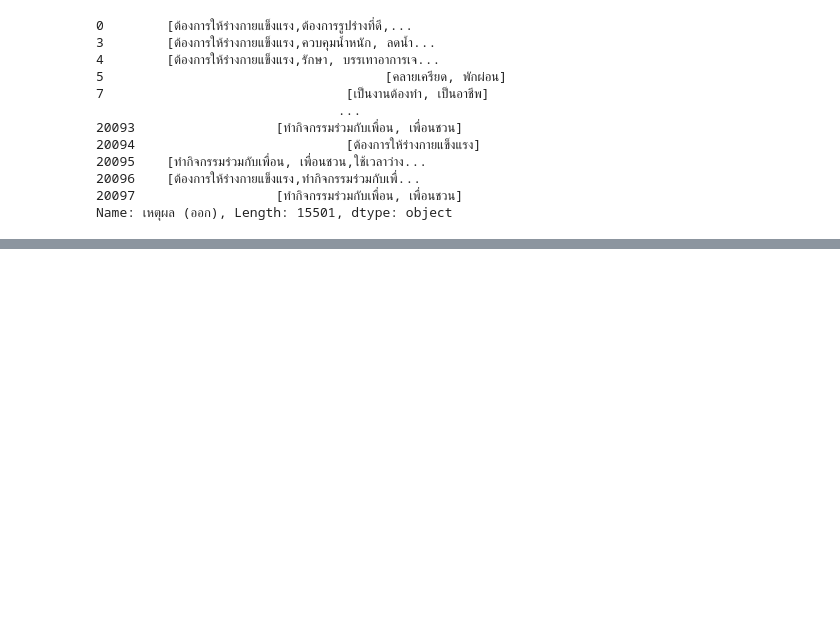
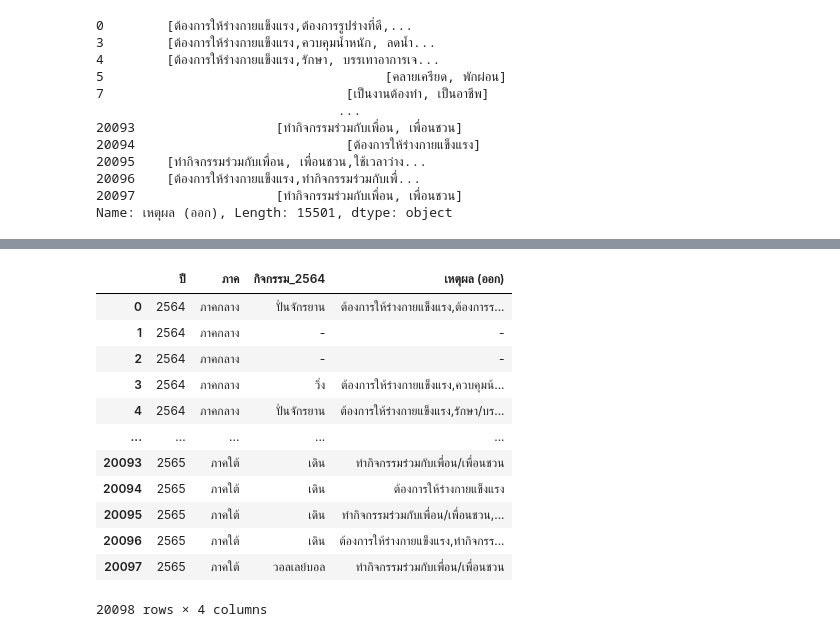
Before and after one commit to Tonry12/BSC_DPDM23, a Jupyter notebook: ex.ipynb, the cells around one changed output, grey strips where cells are left out. Saved outputs shown, nothing was run; the diff lists cells and outputs as text; code cells hidden in the pictures; blank space fills up the shorter version.

```diff
--- a/ex.ipynb
+++ b/ex.ipynb
@@ -956,0 +824,9 @@ results_df
+# %%
+# Apply the clean_row function to each row in the list
+cleaned_rows = [clean_row(row) for row in ass_s1]
+# %%
+cleaned_rows_1 = pd.DataFrame({'กิจกรรม': cleaned_rows})
+# %%
+cleaned_rows_2 = cleaned_rows_1['กิจกรรม'].str.split(',', expand=True)
+# %%
+associate['กิจกรรม_2564'] = cleaned_rows_2[0]
@@ -956,0 +861,17 @@ results_df
+# %%
+associate1 = associate.dropna()
+associate1
+# %% [output]
+|  | ปี | ภาค | กิจกรรม_2564 | เหตุผล (ออก) |
+| 0 | 2564 | ภาคกลาง | ปั่นจักรยาน | ต้องการให้ร่างกายแข็งแรง,ต้องการร... |
+| 1 | 2564 | ภาคกลาง | - | - |
+| 2 | 2564 | ภาคกลาง | - | - |
+| 3 | 2564 | ภาคกลาง | วิ่ง | ต้องการให้ร่างกายแข็งแรง,ควบคุมน้... |
+| 4 | 2564 | ภาคกลาง | ปั่นจักรยาน | ต้องการให้ร่างกายแข็งแรง,รักษา/บร... |
+| ... | ... | ... | ... | ... |
+| 20093 | 2565 | ภาคใต้ | เดิน | ทำกิจกรรมร่วมกับเพื่อน/เพื่อนชวน |
+| 20094 | 2565 | ภาคใต้ | เดิน | ต้องการให้ร่างกายแข็งแรง |
+| 20095 | 2565 | ภาคใต้ | เดิน | ทำกิจกรรมร่วมกับเพื่อน/เพื่อนชวน,... |
+| 20096 | 2565 | ภาคใต้ | เดิน | ต้องการให้ร่างกายแข็งแรง,ทำกิจกรร... |
+| 20097 | 2565 | ภาคใต้ | วอลเลย์บอล | ทำกิจกรรมร่วมกับเพื่อน/เพื่อนชวน |
+20098 rows × 4 columns
```
Also changed, not shown: parts of 18 cells of this notebook.
